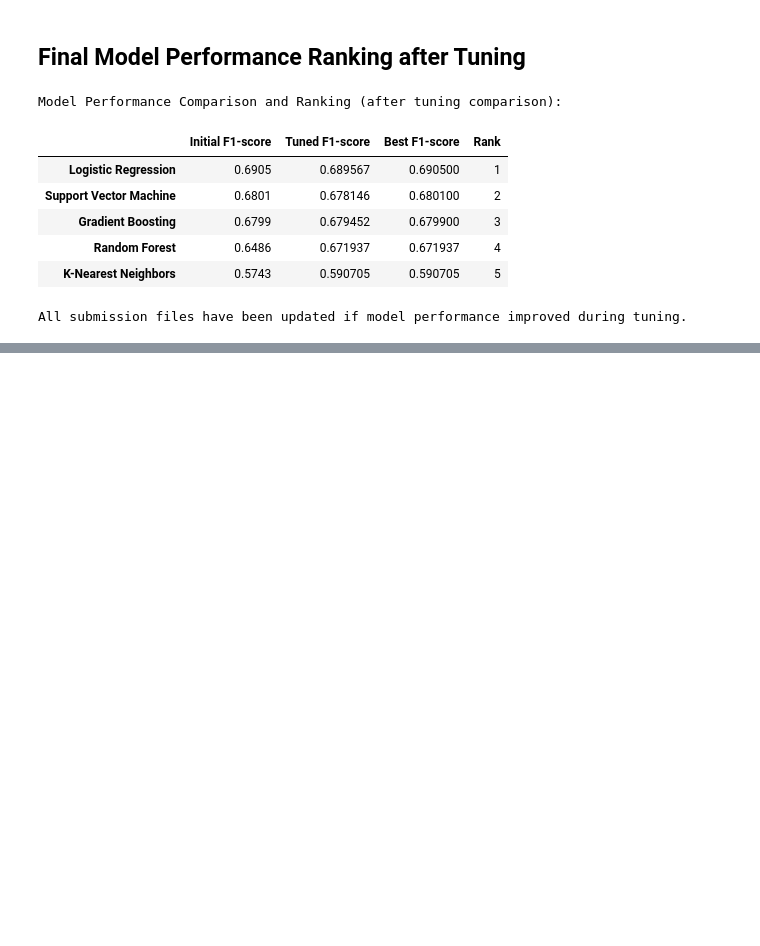
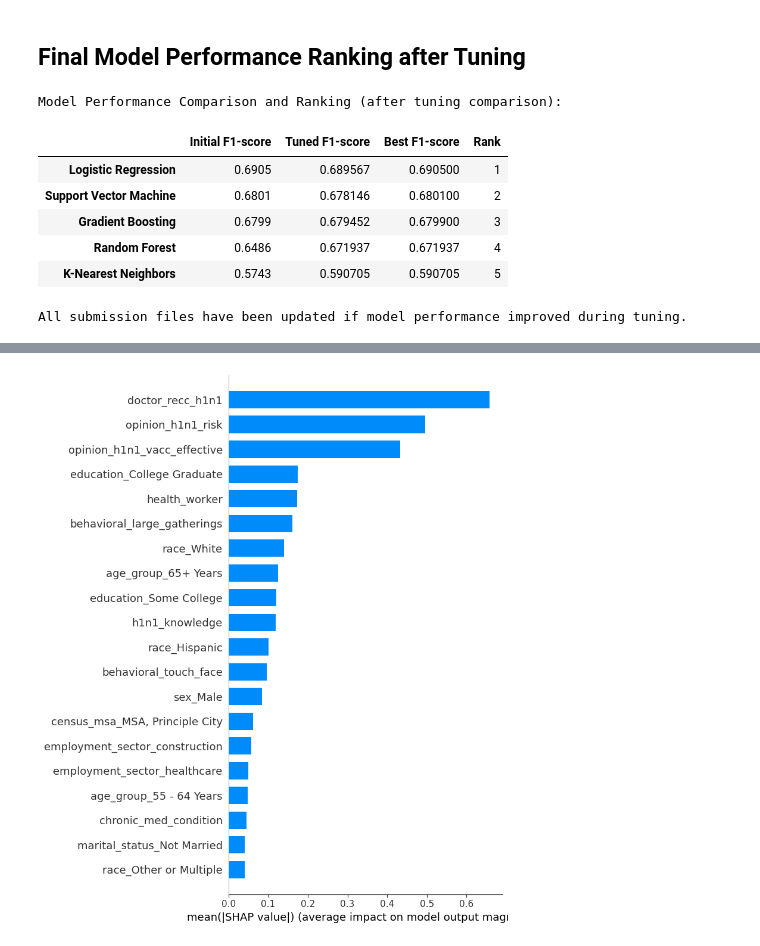
Before and after one commit to San0160/Hackathon_10_7_Dataset_B, a Jupyter notebook: Hackathon_10_7_dataset_B.ipynb, the cells around one changed output, grey strips where cells are left out. Drawn from its saved outputs; the diff is of its cells as text; code cells hidden in the pictures; blank space fills up the shorter version.

```diff
--- a/Hackathon_10_7_dataset_B.ipynb
+++ b/Hackathon_10_7_dataset_B.ipynb
@@ -861,0 +871,17 @@ All submission files have been updated if model performance improved during tuni
+# %%
+# Initialize SHAP Explainer for the tuned Logistic Regression model
+
+explainer = shap.LinearExplainer(
+    log_reg_tuned.best_estimator_,
+    X_train_final
+)
+
+# Calculate SHAP values
+shap_values = explainer.shap_values(X_train_final)
+
+# Visualize the global feature importance with a bar plot
+plt.figure(figsize=(10, 7))
+shap.summary_plot(shap_values, X_train_final, plot_type="bar", title="SHAP Global Feature Importance (Logistic Regression)", show=False)
+plt.tight_layout()
+plt.show()
+# %% [output]
@@ -861,0 +889 @@ All submission files have been updated if model performance improved during tuni
+[figure, added]
```
Also changed, not shown: parts of 7 cells of this notebook.
